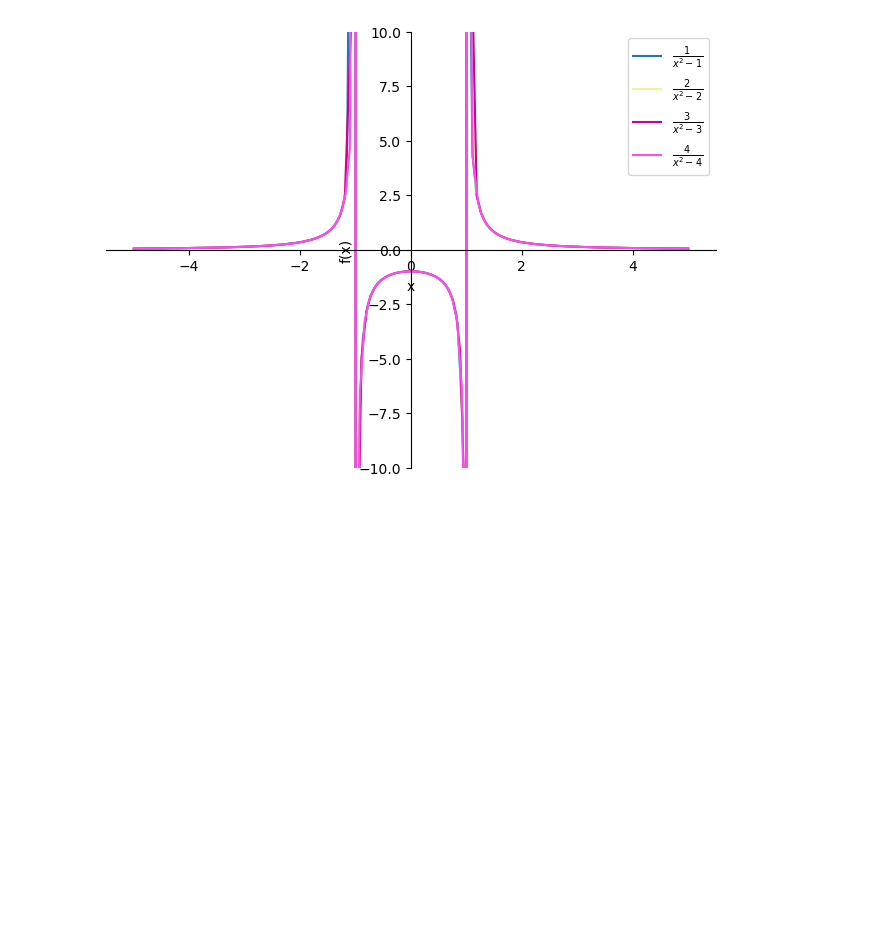
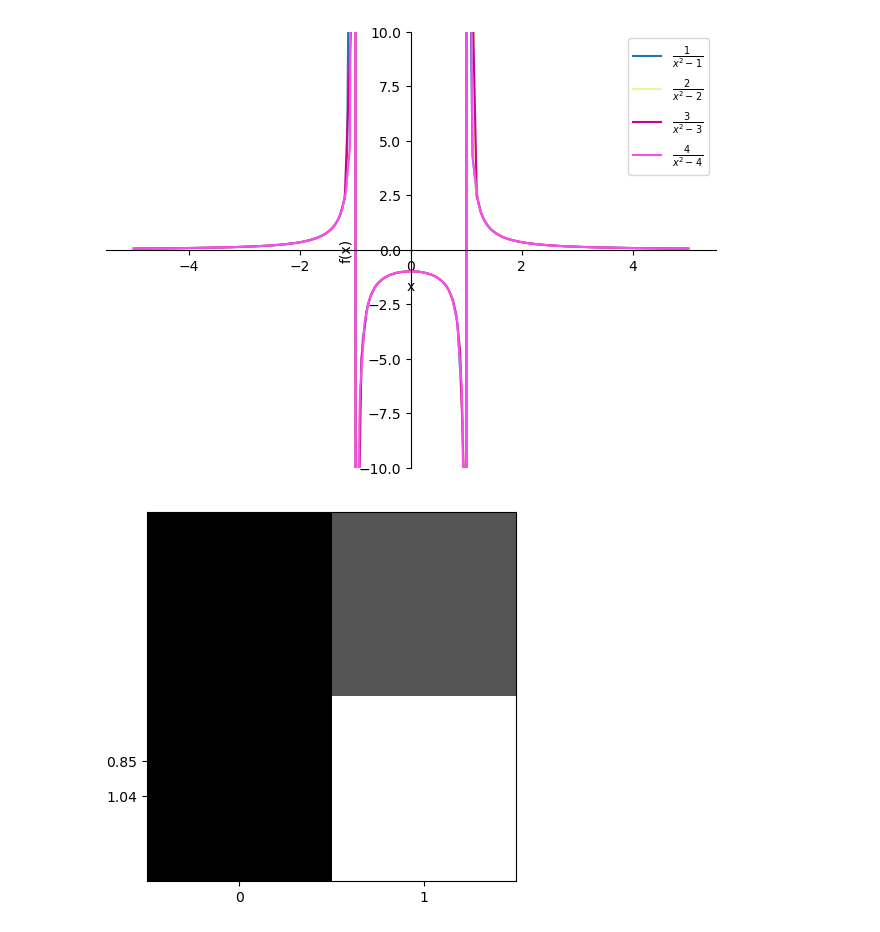
Before and after one commit to jinjiaacademy/MathPython, a Jupyter notebook: Graphing and visualization.ipynb, the cells around one changed output. Drawn from its saved outputs; the diff is of its cells as text; code cells hidden in the pictures; blank space fills up the shorter version.

```diff
--- a/Graphing and visualization.ipynb
+++ b/Graphing and visualization.ipynb
@@ -261,0 +267,11 @@ p.show()
+# %%
+A = [ [1, 2], [1, 4]]
+
+plt.imshow(A)
+
+plt.xticks([0, 1])
+plt.yticks([.85, 1.04])
+
+plt.show()
+# %% [output]
+[figure, added]
```
Also changed, not shown: parts of 5 cells of this notebook.
